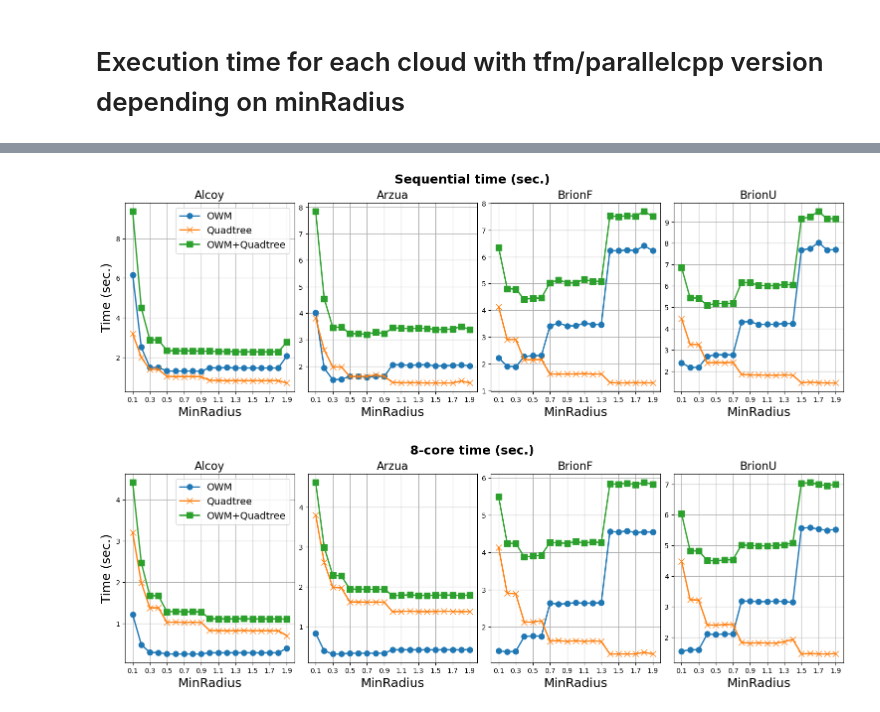
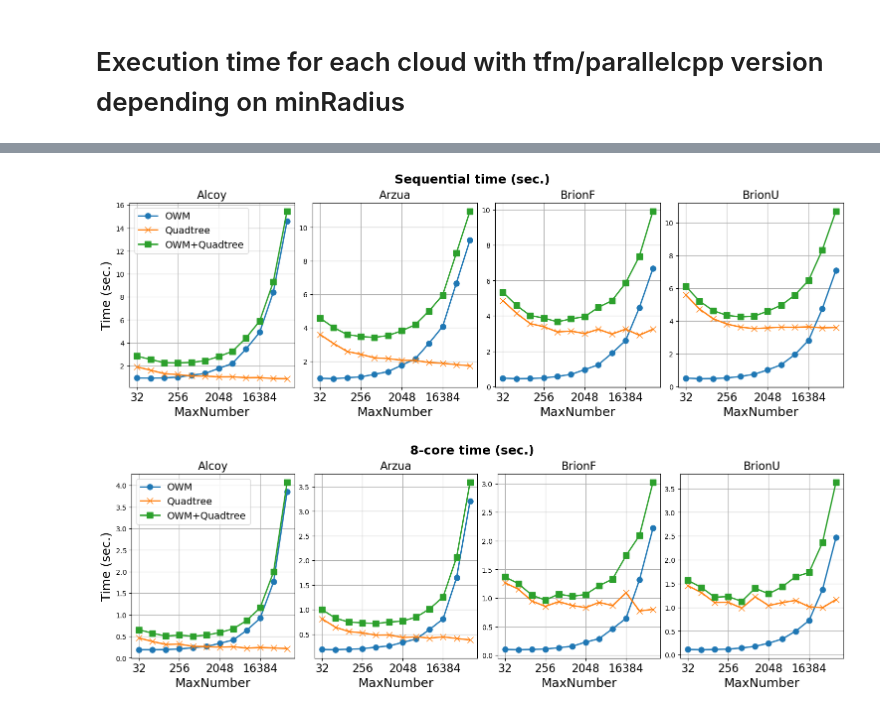
Before and after one commit to PPMC-DAC/FastOWM, a Jupyter notebook: Results/sycl_minradius.ipynb, the cells around one changed output, grey strips where cells are left out. Saved outputs shown, nothing was run; the diff lists cells and outputs as text; code cells hidden in the pictures.

Commit message:
Ipynb that process sycl version results

```diff
--- a/Results/sycl_minradius.ipynb
+++ b/Results/sycl_minradius.ipynb
@@ -238,8 +295,8 @@ Cloud BrionU with best minRadius 0.3 has sequential OWM best time (speedup) = 2.
 # %%
 for i in res2:
-    times=[res2[i][j][8]['owm'] for j in res2[i]]
+    times=[res2[i][j][8][2] for j in res2[i]]
     mintime=min(times)
     minRad=np.argmin(times)
-    print("Cloud {} with baseline minRadius {:.1f} has 8-core OWM time = {:.2f}".format(i,list(res2[i].keys())[0],res2[i][0.1][8]['owm'] ))
-    print("Cloud {} with best minRadius {:.1f} has 8-core OWM best time (speedup) = {:.2f} ({:.2f}x)".format(i,list(res2[i].keys())[minRad],mintime ,res2[i][0.1][8]['owm']/mintime))
+    print("Cloud {} with baseline maxNumber {} has 8-core OWM time = {:.2f}".format(i,list(res2[i].keys())[0],res2[i][32][8][2] ))
+    print("Cloud {} with best maxNumber {} has 8-core OWM best time (speedup) = {:.2f} ({:.2f}x)".format(i,list(res2[i].keys())[minRad],mintime ,res2[i][32][8][2]/mintime))
 # %% [output]
@@ -254,8 +311,8 @@ Cloud BrionU with best minRadius 0.1 has 8-core OWM best time (speedup) = 1.55 (
 # %%
 
 for i in res2:
-    times=[res2[i][j][1]['qtree'] for j in res2[i]]
+    times=[res2[i][j][1][0] for j in res2[i]]
     mintime=min(times)
     minRad=np.argmin(times)
-    print("Cloud {} with minRadius {:.1f} has qtree creation best time = {:.2f}".format(i,list(res2[i].keys())[minRad],mintime ))
+    print("Cloud {} with maxNumber {} has qtree creation best time = {:.2f}".format(i,list(res2[i].keys())[minRad],mintime ))
 # %% [output]
@@ -266,10 +323,10 @@ Cloud BrionU with minRadius 1.9 has qtree creation best time = 1.45
 # %%
 
 for i in res2:
-    times=[res2[i][j][1]['qtree']+res2[i][j][8]['owm'] for j in res2[i]] #8-core OWM + qtree times
+    times=[res2[i][j][1][0]+res2[i][j][1][2] for j in res2[i]] #8-core OWM + qtree times
     mintime=min(times)
     minRad=np.argmin(times)
-    baselinetotaltime=res2[i][0.1][1]['qtree']+res2[i][0.1][8]['owm']
-    print("Cloud {} with baseline minRadius {:.1f} has total (8-core owm + qtree creation) time = {:.2f}".format(i,list(res2[i].keys())[0],baselinetotaltime ))
-    print("Cloud {} with best minRadius {:.1f} has total (8-core owm + qtree creation) best time (speedup) = {:.2f} ({:.2f}x)".format(i,list(res2[i].keys())[minRad],mintime ,baselinetotaltime/mintime))
+    baselinetotaltime=res2[i][32][1][0]+res2[i][32][8][2]
+    print("Cloud {} with baseline maxNumber {} has total (8-core owm + qtree creation) time = {:.2f}".format(i,list(res2[i].keys())[0],baselinetotaltime ))
+    print("Cloud {} with best maxNumber {} has total (8-core owm + qtree creation) best time (speedup) = {:.2f} ({:.2f}x)".format(i,list(res2[i].keys())[minRad],mintime ,baselinetotaltime/mintime))
 # %% [output]
@@ -337,43 +389,46 @@ plot_cloudtime('BrionU',8,res2)
 # %%
 
-def plot_alltimes(nth,results):
+def plot_allmaxnum(nth,results):
     #Configuration variables
     titlefs = 20
     ylabelfs = 18
     xlabelfs = 18
     xticksfs = 16
     yticksfs = 16
     legendfs = 14
     linew = 2
     markers = 8
     marks=['o-','x-','s-','v-','+-']
 
     #fig = plt.figure()
     labels=['OWM','Quadtree','OWM+Quadtree']
+    x=list(results['Alcoy'].keys())
+    xticks=range(1,len(x)+1)
     #define grid of plots
     fig, axs = plt.subplots(nrows=1, ncols=4,figsize=(15, 5), constrained_layout=True) #sharey=True
     for i,name in zip(range(4),['Alcoy','Arzua','BrionF','BrionU']):
-        x=list(results[name].keys())
-        axs[i].plot(np.array(x), np.array([results[name][i][nth]['owm'] for i in x]), marks[0], linewidth=linew, markersize=markers)
-        axs[i].plot(np.array(x), np.array([results[name][i][nth]['qtree'] for i in x]), marks[1], linewidth=linew, markersize=markers)
-        axs[i].plot(np.array(x), np.array([results[name][i][nth]['qtree']+results[name][i][nth]['owm'] for i in x]), marks[2], linewidth=linew, markersize=markers)
+
+        axs[i].plot(np.array(xticks), np.array([results[name][i][nth][2] for i in x]), marks[0], linewidth=linew, markersize=markers)
+        axs[i].plot(np.array(xticks), np.array([results[name][i][nth][0] for i in x]), marks[1], linewidth=linew, markersize=markers)
+        axs[i].plot(np.array(xticks), np.array([results[name][i][nth][0]+results[name][i][nth][2] for i in x]), marks[2], linewidth=linew, markersize=markers)
 
         axs[i].set_title(name,fontsize=16)
-        axs[i].set_xlabel('MinRadius', fontsize=xlabelfs)
-        axs[i].set_xticks(x[::2],fontsize=xticksfs)
+
+        axs[i].set_xlabel('MaxNumber', fontsize=xlabelfs)
+        axs[i].set_xticks(ticks=xticks[::3], labels=x[::3],fontsize=xticksfs)
         # axs[i].yticks(fontsize=yticksfs)
         axs[i].grid()
 
     if nth==1:
         fig.suptitle('Sequential time (sec.)',  fontweight='bold', fontsize=18)
     else:
         fig.suptitle('8-core time (sec.)',  fontweight='bold', fontsize=18)
     axs[0].set_ylabel('Time (sec.)', fontsize=ylabelfs)
     axs[0].legend(labels,loc='best', fontsize= 14)
     #axs[i].show()
 
-plot_alltimes(1,res2)
-plot_alltimes(8,res2)
+plot_allmaxnum(1,res2)
+plot_allmaxnum(8,res2)
 # %% [output]
-[figure, old version]
+[figure, new version]
-[figure, old version]
+[figure, new version]
```
Also changed, not shown: parts of 16 cells of this notebook.
